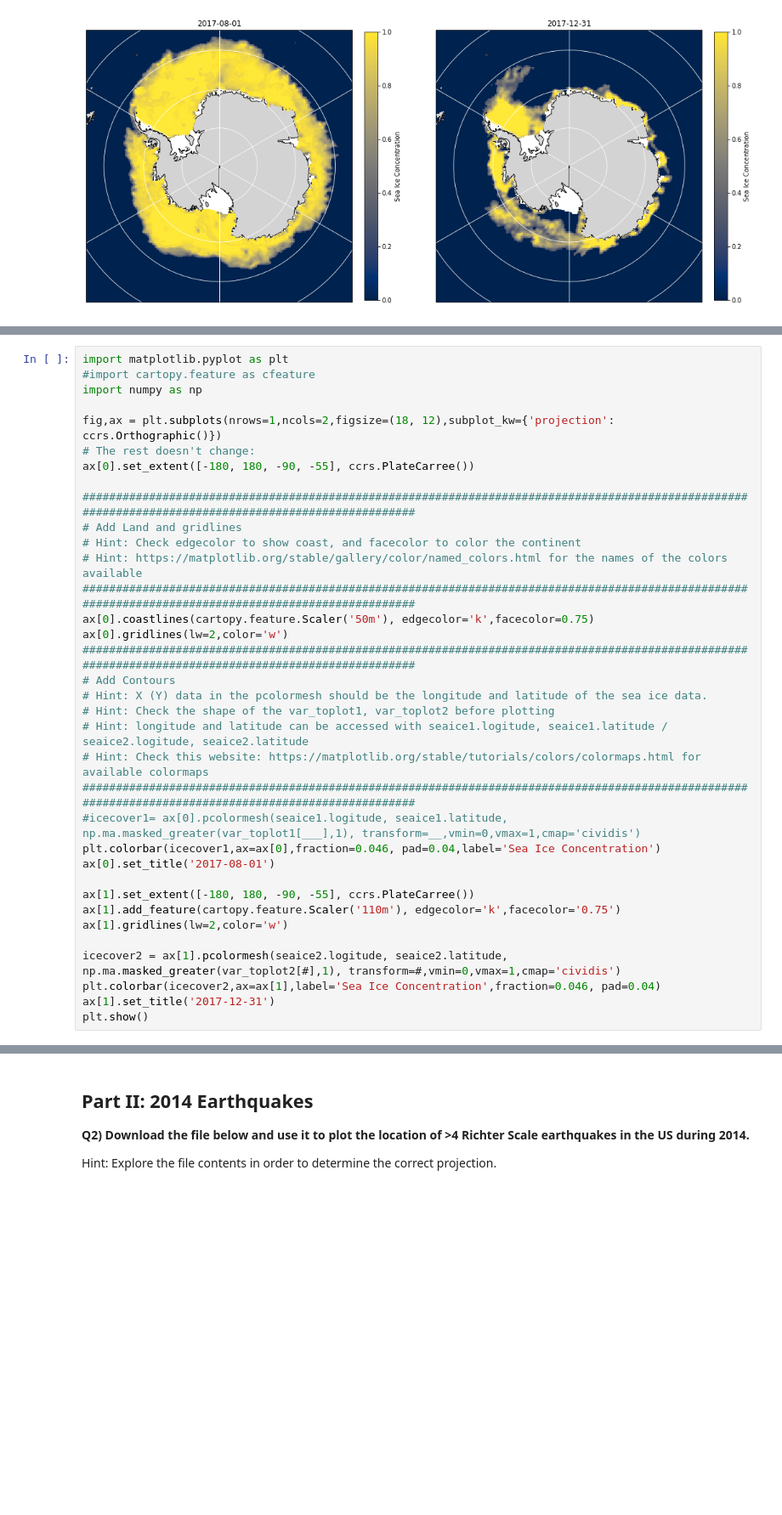
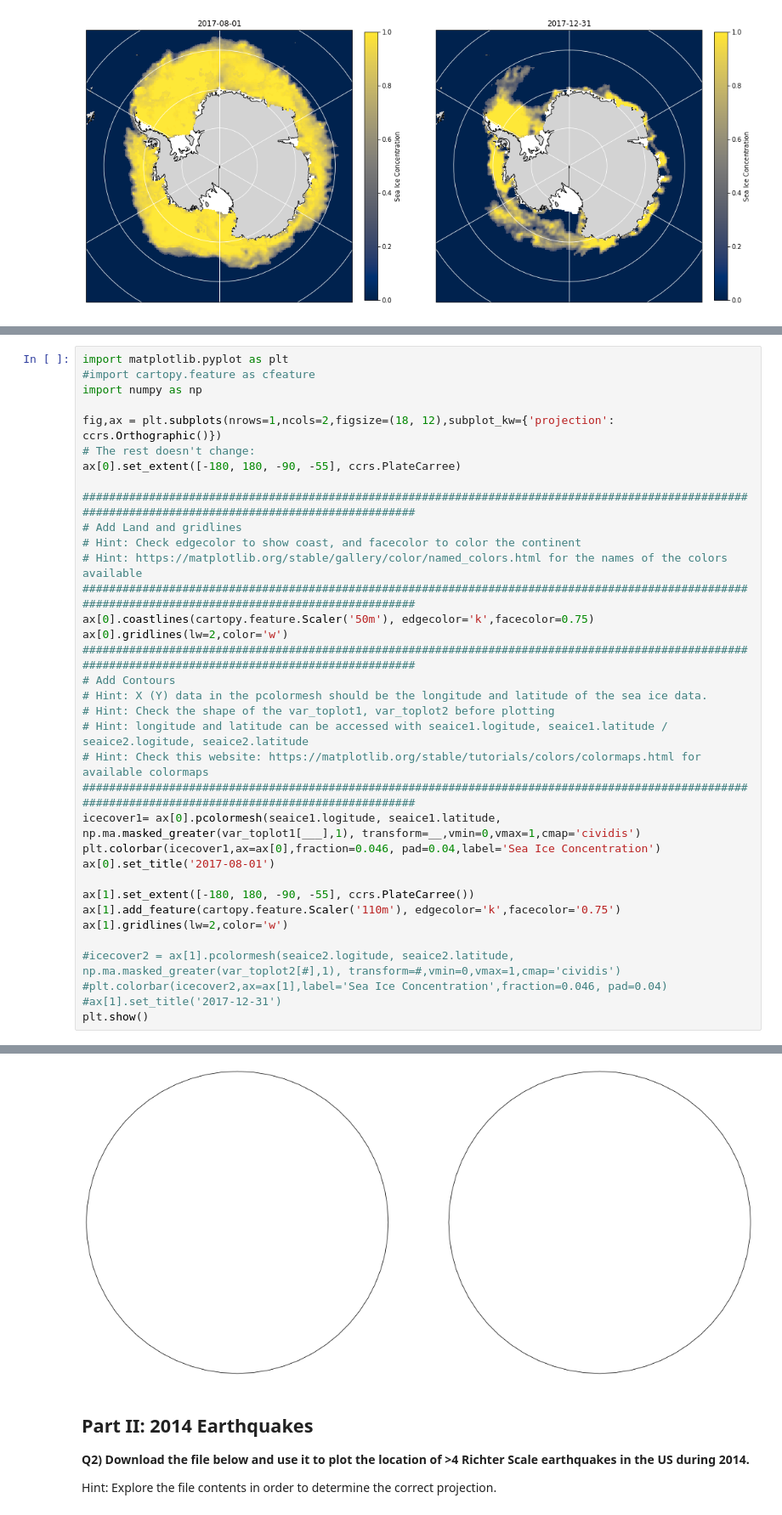
Before and after one commit to emiljor/2022_Intro_Python, a Jupyter notebook: Exercises/W2_S2.ipynb, the cells around one changed output, grey strips where cells are left out. Shown at 85% size. Cells and saved outputs as stored; diff of their text form; blank space fills up the shorter version.

```diff
--- a/Exercises/W2_S2.ipynb
+++ b/Exercises/W2_S2.ipynb
@@ -215,7 +218,7 @@ import numpy as np
 
 fig,ax = plt.subplots(nrows=1,ncols=2,figsize=(18, 12),subplot_kw={'projection': ccrs.Orthographic()})
 # The rest doesn't change:
-ax[0].set_extent([-180, 180, -90, -55], ccrs.PlateCarree())
+ax[0].set_extent([-180, 180, -90, -55], ccrs.PlateCarree)
 
 ######################################################################################################################################################
 # Add Land and gridlines
@@ -231,7 +234,7 @@ ax[0].gridlines(lw=2,color='w')
 # Hint: longitude and latitude can be accessed with seaice1.logitude, seaice1.latitude / seaice2.logitude, seaice2.latitude
 # Hint: Check this website: https://matplotlib.org/stable/tutorials/colors/colormaps.html for available colormaps
 ######################################################################################################################################################
-#icecover1= ax[0].pcolormesh(seaice1.logitude, seaice1.latitude, np.ma.masked_greater(var_toplot1[___],1), transform=__,vmin=0,vmax=1,cmap='cividis')
+icecover1= ax[0].pcolormesh(seaice1.logitude, seaice1.latitude, np.ma.masked_greater(var_toplot1[___],1), transform=__,vmin=0,vmax=1,cmap='cividis')
 plt.colorbar(icecover1,ax=ax[0],fraction=0.046, pad=0.04,label='Sea Ice Concentration')
 ax[0].set_title('2017-08-01')
 
@@ -239,8 +242,8 @@ ax[1].set_extent([-180, 180, -90, -55], ccrs.PlateCarree())
 ax[1].add_feature(cartopy.feature.Scaler('110m'), edgecolor='k',facecolor='0.75')
 ax[1].gridlines(lw=2,color='w')
 
-icecover2 = ax[1].pcolormesh(seaice2.logitude, seaice2.latitude, np.ma.masked_greater(var_toplot2[#],1), transform=#,vmin=0,vmax=1,cmap='cividis')
-plt.colorbar(icecover2,ax=ax[1],label='Sea Ice Concentration',fraction=0.046, pad=0.04)
-ax[1].set_title('2017-12-31')
+#icecover2 = ax[1].pcolormesh(seaice2.logitude, seaice2.latitude, np.ma.masked_greater(var_toplot2[#],1), transform=#,vmin=0,vmax=1,cmap='cividis')
+#plt.colorbar(icecover2,ax=ax[1],label='Sea Ice Concentration',fraction=0.046, pad=0.04)
+#ax[1].set_title('2017-12-31')
 plt.show()
 # %% [output]
@@ -248,3 +251,4 @@ SyntaxError: ignored
+[figure, added]
 # %% [markdown]
 ## Part II: 2014 Earthquakes
 **Q2) Download the file below and use it to plot the location of >4 Richter Scale earthquakes in the US during 2014.**
```
Also changed, not shown: parts of 5 cells of this notebook.
